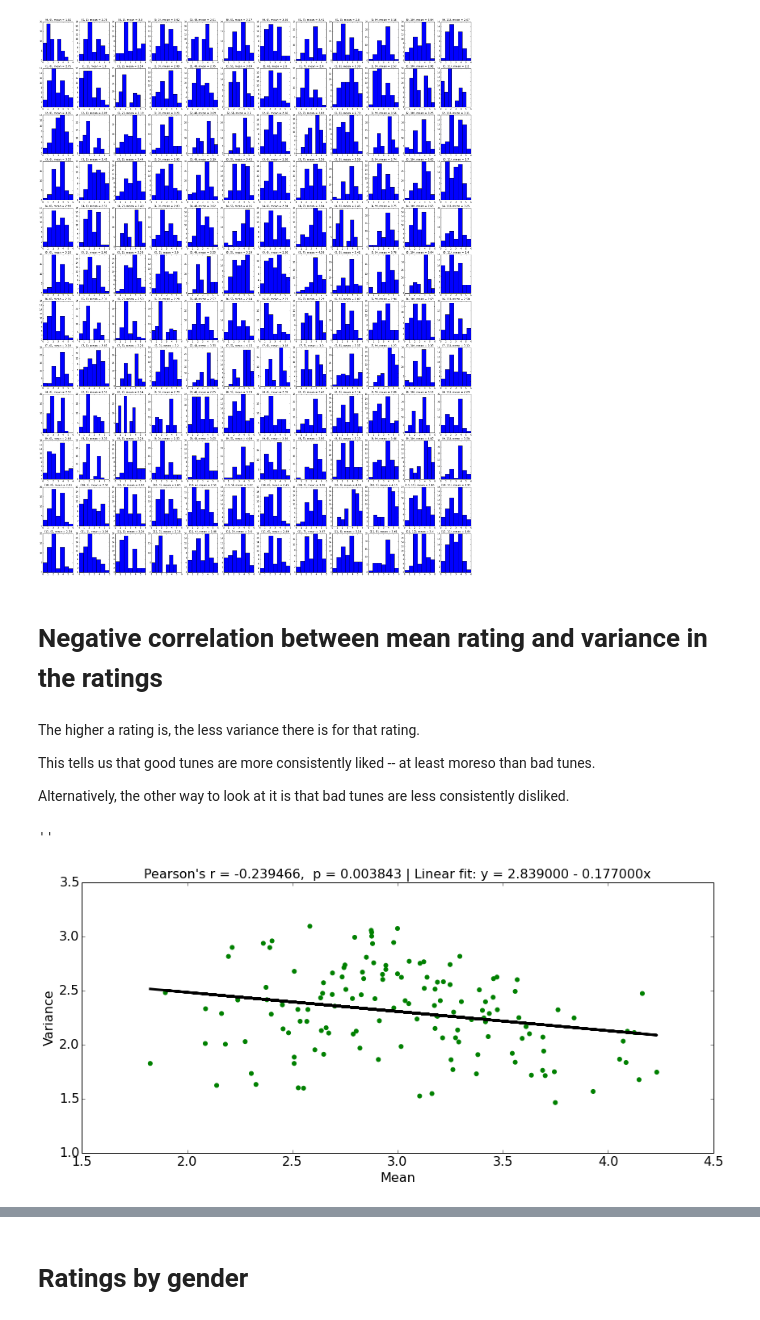
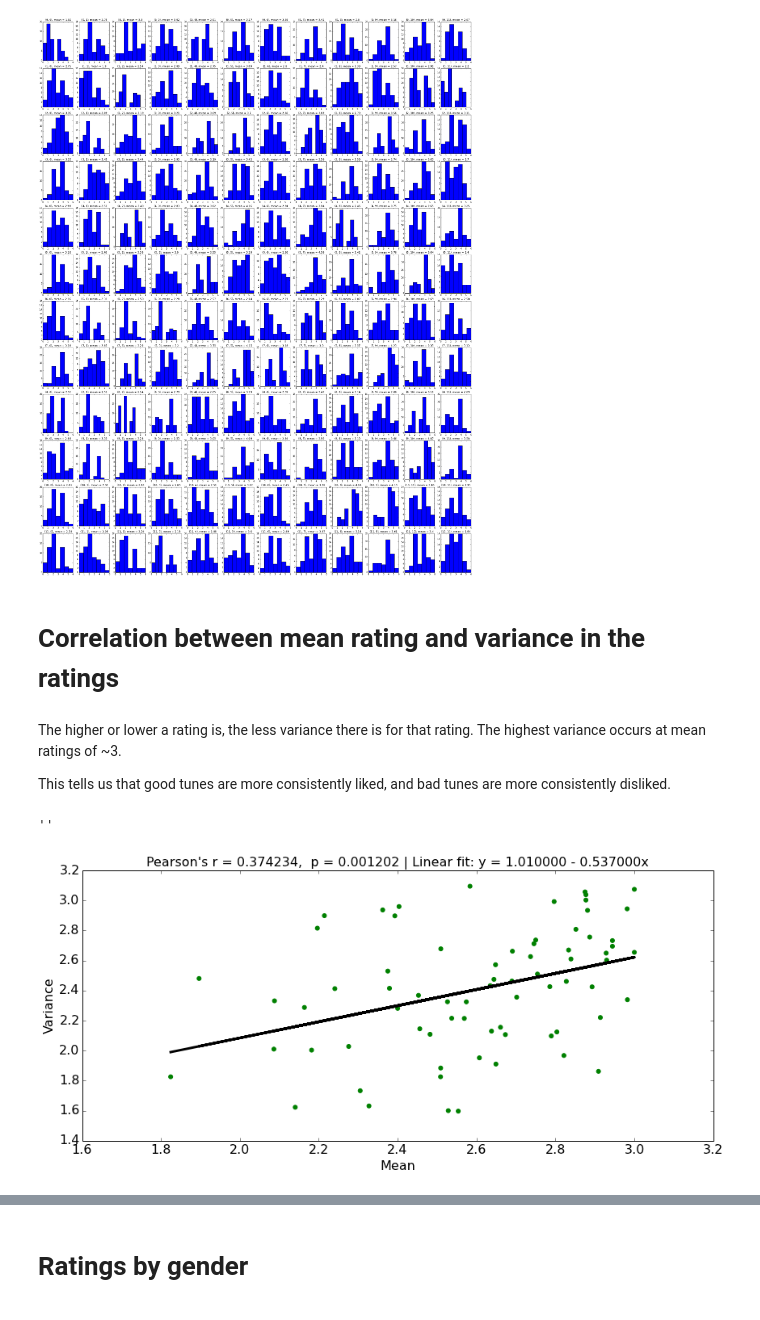
Before and after one commit to rhiever/AMT-tune-analysis, a Jupyter notebook: Tunes analysis.ipynb, the cells around one changed output, grey strips where cells are left out. Drawn from its saved outputs; the diff is of its cells as text; code cells hidden in the pictures.

Commit message:
Piecewise fit for corr b/w mean rating and var in rating

```diff
--- a/Tunes analysis.ipynb
+++ b/Tunes analysis.ipynb
@@ -221,38 +219,47 @@ for i, group in enumerate(tunes_data_grouped_tune):
 ''
 [figure]
 # %% [markdown]
-# Negative correlation between mean rating and variance in the ratings
+# Correlation between mean rating and variance in the ratings
 # %% [markdown]
-The higher a rating is, the less variance there is for that rating.
+The higher or lower a rating is, the less variance there is for that rating. The highest variance occurs at mean ratings of ~3.
 
-This tells us that good tunes are more consistently liked -- at least moreso than bad tunes.
-
-Alternatively, the other way to look at it is that bad tunes are less consistently disliked.
+This tells us that good tunes are more consistently liked, and bad tunes are more consistently disliked.
 # %%
 from scipy.stats import pearsonr
 from numpy import polyfit, poly1d
 from pandas import read_csv
 
 tunes_data = read_tunes_data()
 tunes_data_grouped_tune = tunes_data.groupby(["tuneA", "tuneB"])
 
 means = tunes_data_grouped_tune["rating"].mean()
 variances = tunes_data_grouped_tune["rating"].var()
 
+sub_means = []
+sub_variances = []
+
+for i, mean in enumerate(means.values):
+    if mean <= 3:
+        sub_means.append(mean)
+        sub_variances.append(variances.values[i])
+
+means = array(sub_means)
+variances = array(sub_variances)
+
 corr_coeff, pval = pearsonr(means, variances)
 
 fit = polyfit(means, variances, 1)
 fit_fn = poly1d(fit)
 
-figure(figsize=(14,6))
+figure(figsize=(14, 6))
 title("Pearson's r = %f,  p = %f | Linear fit: y = %f - %fx" % (corr_coeff, pval, round(fit[1], 3), round(abs(fit[0]), 3)), fontsize=16)
 scatter(means, variances, s=25, color="green")
 plot(means, fit_fn(means), "-k", lw=3)
 xlabel("Mean", fontsize=16)
 ylabel("Variance", fontsize=16)
 xticks(fontsize=16)
 yticks(fontsize=16)
 ;
 # %% [output]
 ''
-[figure, old version]
+[figure, new version]
```
Also changed, not shown: parts of 4 cells of this notebook.
